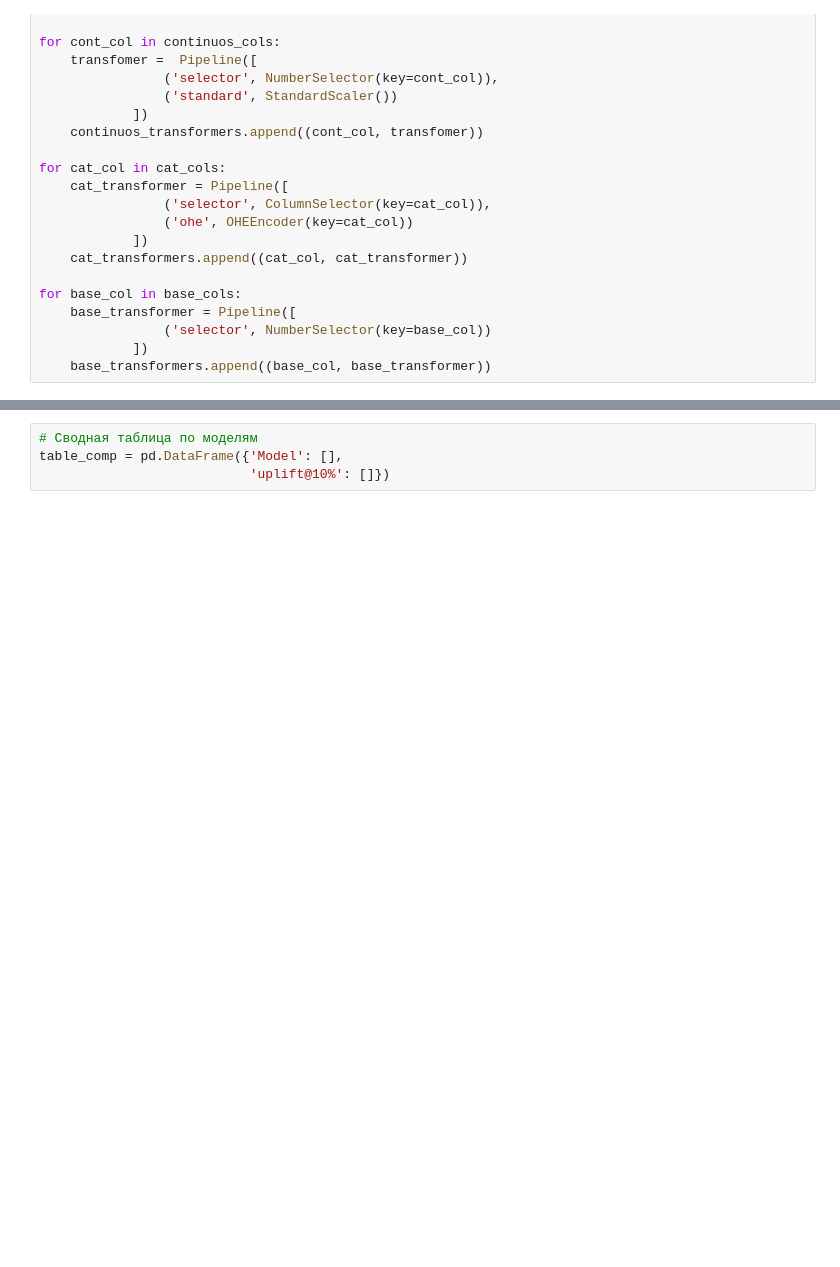
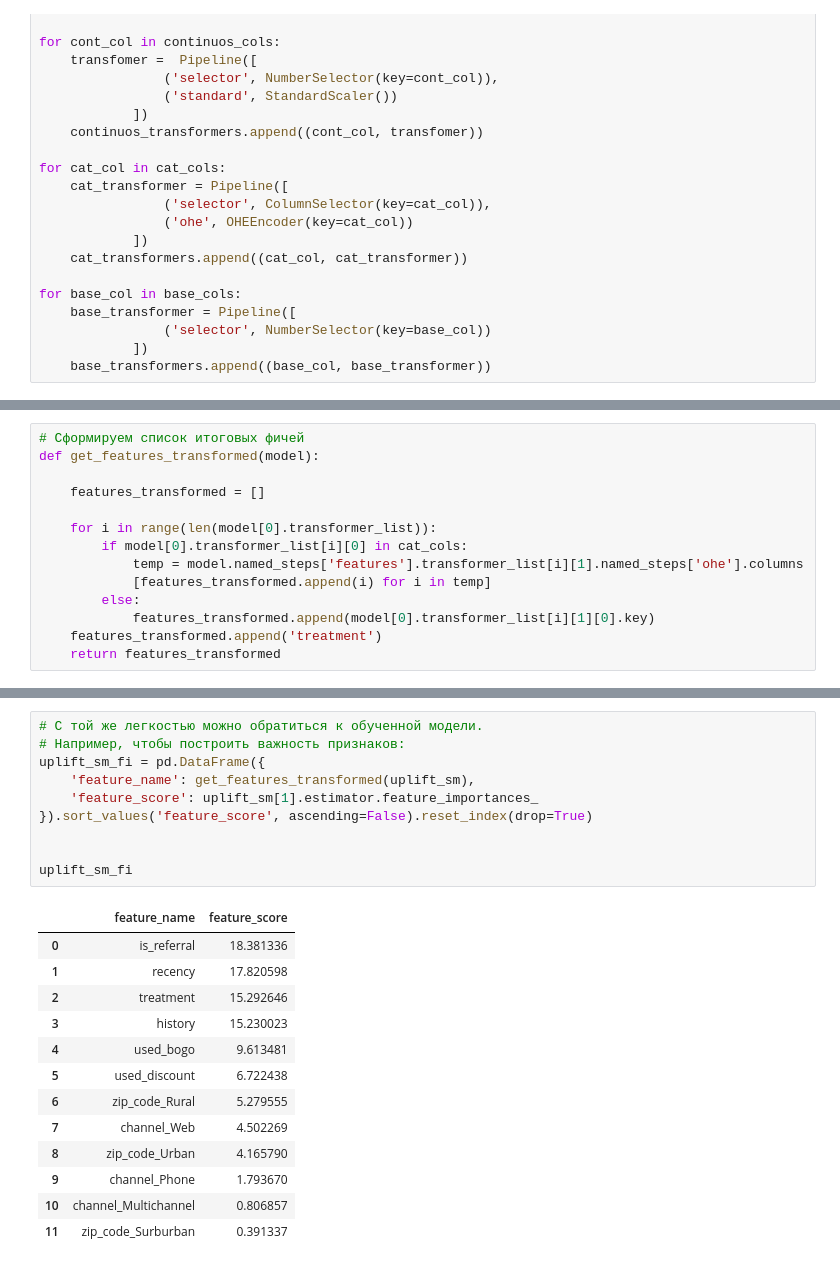
Before and after one commit to YuliaOv22/dsinbusiness16112021, a Jupyter notebook: HW4_UpliftModeling.ipynb, the cells around one changed output, grey strips where cells are left out. Drawn from its saved outputs; the diff is of its cells as text; blank space fills up the shorter version.

```diff
--- a/HW4_UpliftModeling.ipynb
+++ b/HW4_UpliftModeling.ipynb
@@ -209 +211,15 @@ array([[ 0.75403071,  0.        ,  0.        , ...,  1.        ,
+# %%
+# Сформируем список итоговых фичей
+def get_features_transformed(model):
+
+    features_transformed = []
+
+    for i in range(len(model[0].transformer_list)):
+        if model[0].transformer_list[i][0] in cat_cols:
+            temp = model.named_steps['features'].transformer_list[i][1].named_steps['ohe'].columns
+            [features_transformed.append(i) for i in temp]
+        else:
+            features_transformed.append(model[0].transformer_list[i][1][0].key)
+    features_transformed.append('treatment')
+    return features_transformed
 # %% [markdown]
@@ -237,4 +255,24 @@ TypeError: fit() takes from 2 to 3 positional arguments but 4 were given
-# %%
-# Сводная таблица по моделям
-table_comp = pd.DataFrame({'Model': [],
-                           'uplift@10%': []})
+# %%
+# С той же легкостью можно обратиться к обученной модели.
+# Например, чтобы построить важность признаков:
+uplift_sm_fi = pd.DataFrame({
+    'feature_name': get_features_transformed(uplift_sm),
+    'feature_score': uplift_sm[1].estimator.feature_importances_
+}).sort_values('feature_score', ascending=False).reset_index(drop=True)
+
+
+uplift_sm_fi
+# %% [output]
+|  | feature_name | feature_score |
+| 0 | is_referral | 18.381336 |
+| 1 | recency | 17.820598 |
+| 2 | treatment | 15.292646 |
+| 3 | history | 15.230023 |
+| 4 | used_bogo | 9.613481 |
+| 5 | used_discount | 6.722438 |
+| 6 | zip_code_Rural | 5.279555 |
+| 7 | channel_Web | 4.502269 |
+| 8 | zip_code_Urban | 4.165790 |
+| 9 | channel_Phone | 1.793670 |
+| 10 | channel_Multichannel | 0.806857 |
+| 11 | zip_code_Surburban | 0.391337 |
```
Also changed, not shown: parts of 20 cells of this notebook, 7 other files.
